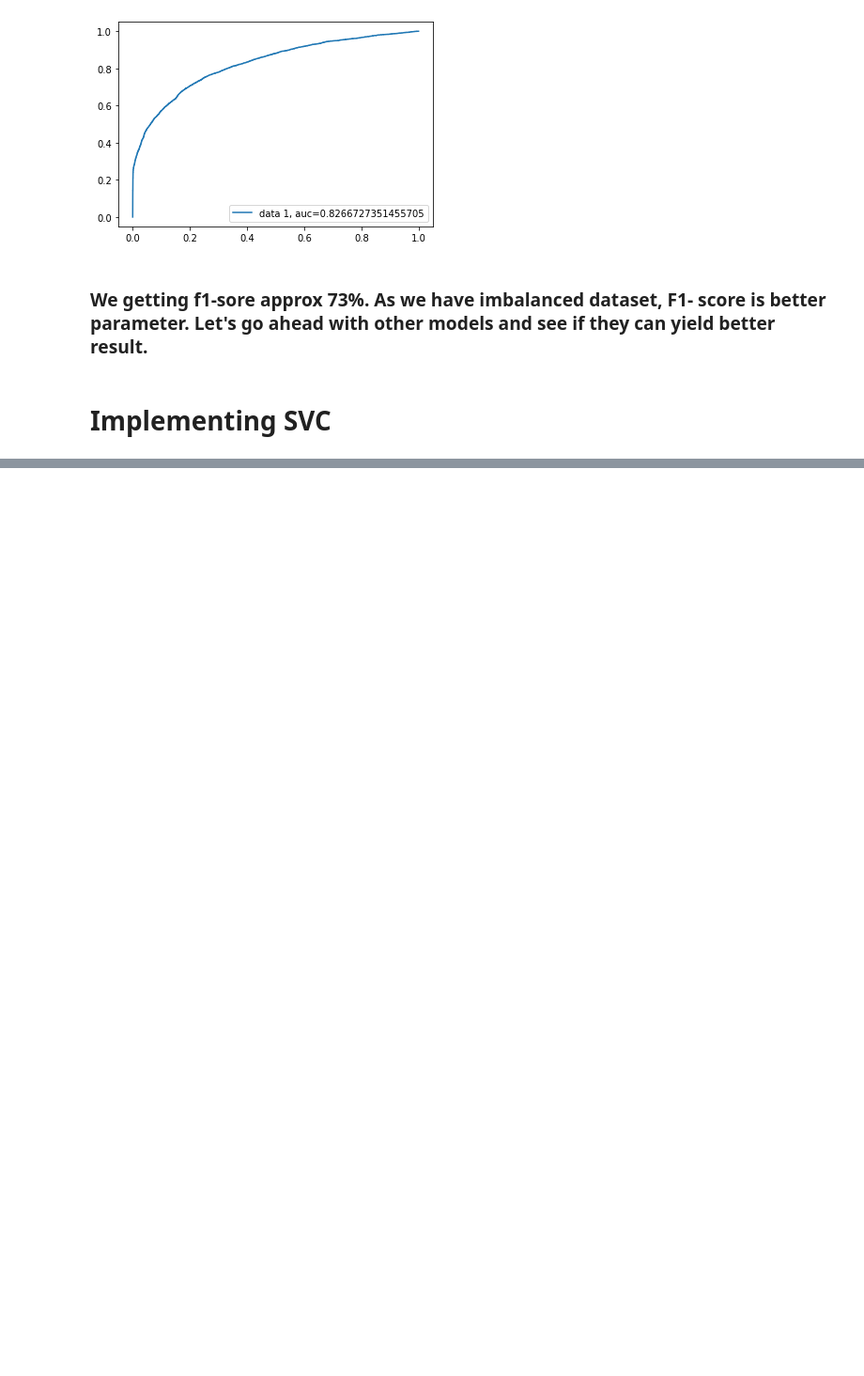
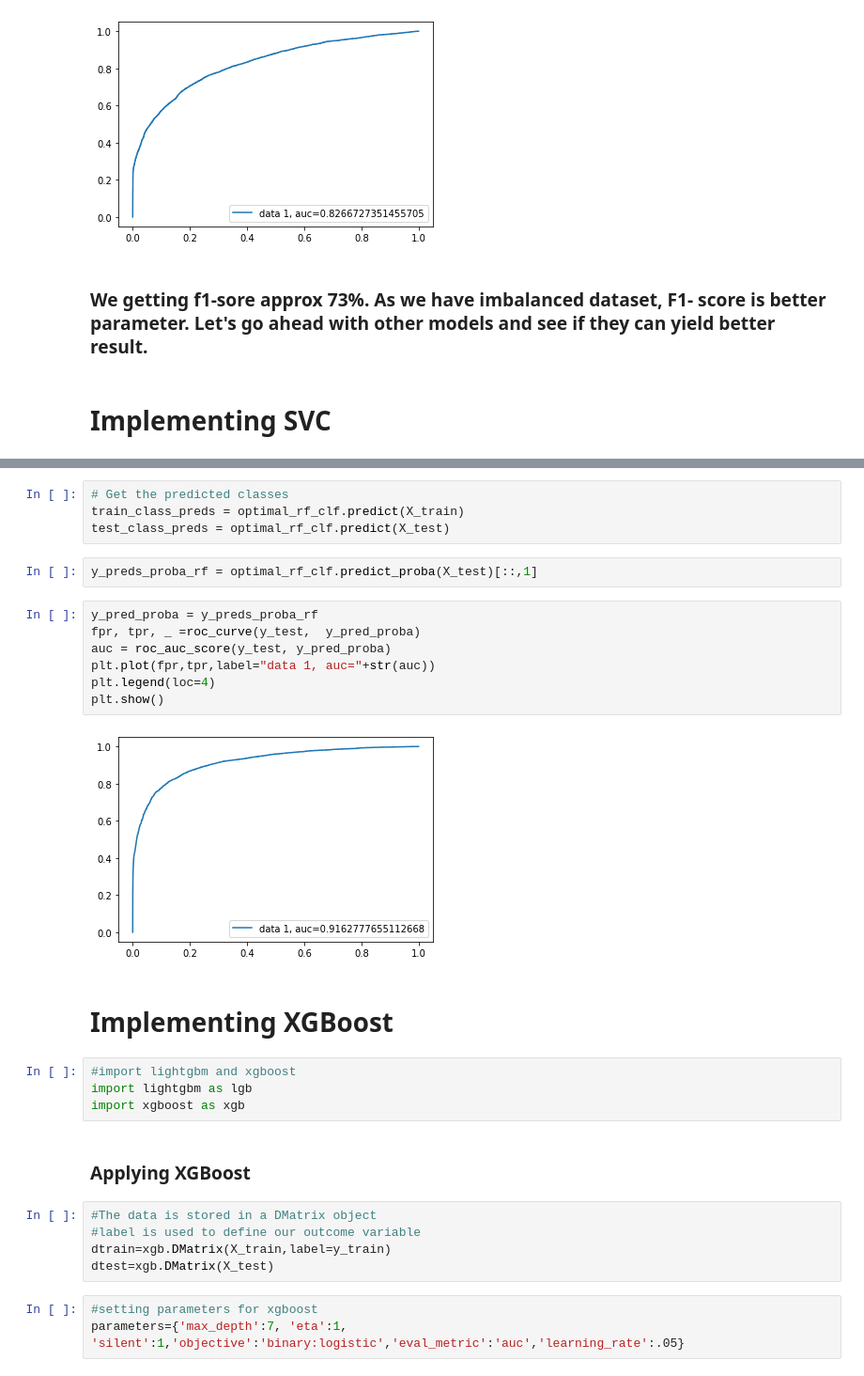
Before and after one commit to kishorpatil03/Credit-Card-Default-Prediction---ML-Supervised-Classification, a Jupyter notebook: Credit_Card_Default_Prediction_ML_Supervised_Classification.ipynb, the cells around one changed output, grey strips where cells are left out. Shown at 94% size. Drawn from its saved outputs; the diff is of its cells as text; blank space fills up the shorter version.

```diff
--- a/Credit_Card_Default_Prediction_ML_Supervised_Classification.ipynb
+++ b/Credit_Card_Default_Prediction_ML_Supervised_Classification.ipynb
@@ -740,0 +969,31 @@ plt.show()
+# %%
+# Get the predicted classes
+train_class_preds = optimal_rf_clf.predict(X_train)
+test_class_preds = optimal_rf_clf.predict(X_test)
+# %%
+y_preds_proba_rf = optimal_rf_clf.predict_proba(X_test)[::,1]
+# %%
+y_pred_proba = y_preds_proba_rf
+fpr, tpr, _ =roc_curve(y_test,  y_pred_proba)
+auc = roc_auc_score(y_test, y_pred_proba)
+plt.plot(fpr,tpr,label="data 1, auc="+str(auc))
+plt.legend(loc=4)
+plt.show()
+# %% [output]
+[figure, added]
+# %% [markdown]
+# **Implementing XGBoost**
+# %%
+#import lightgbm and xgboost
+import lightgbm as lgb
+import xgboost as xgb
+# %% [markdown]
+### **Applying XGBoost**
+# %%
+#The data is stored in a DMatrix object
+#label is used to define our outcome variable
+dtrain=xgb.DMatrix(X_train,label=y_train)
+dtest=xgb.DMatrix(X_test)
+# %%
+#setting parameters for xgboost
+parameters={'max_depth':7, 'eta':1, 'silent':1,'objective':'binary:logistic','eval_metric':'auc','learning_rate':.05}
```
Also changed, not shown: parts of 64 cells of this notebook.
